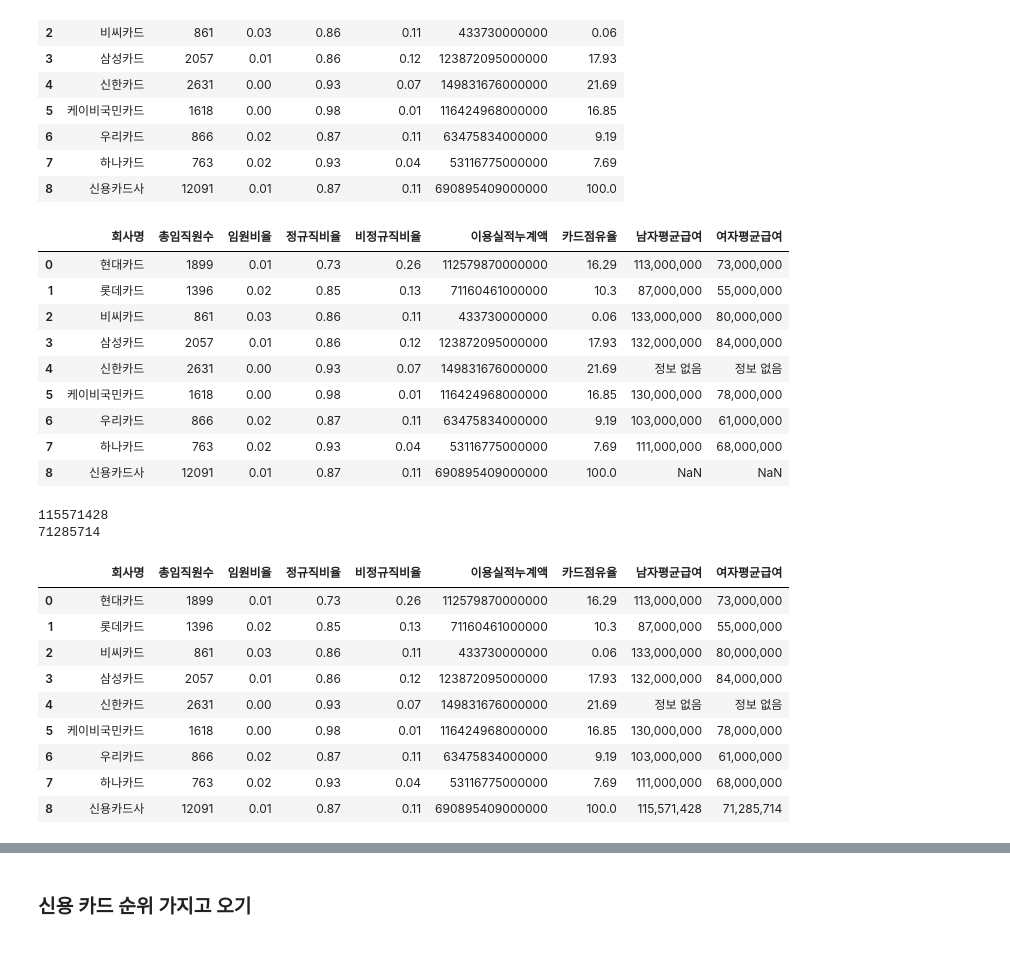
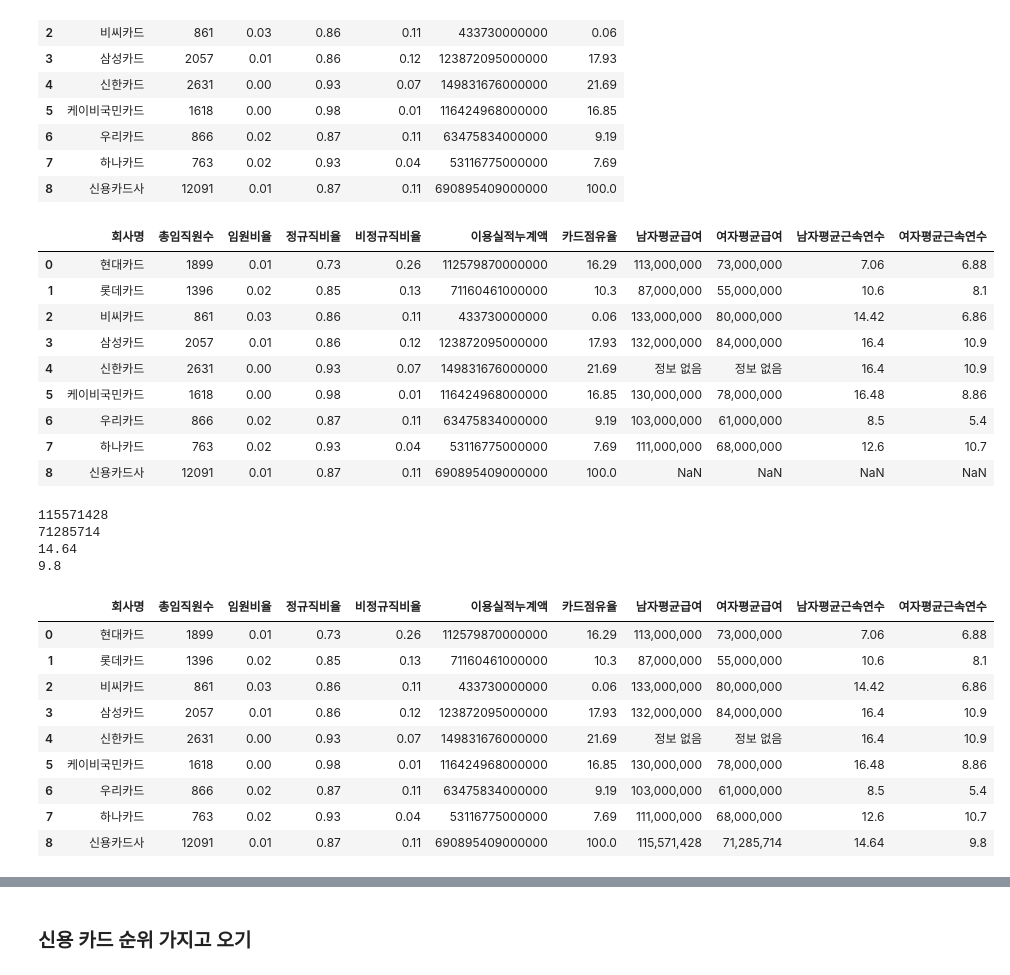
Before and after one commit to yeonji0-0/-22-01-24-, a Jupyter notebook: 개인 EDA.ipynb, the cells around one changed output, grey strips where cells are left out. Cells and saved outputs as stored; diff of their text form; code cells hidden in the pictures.

```diff
--- a/개인 EDA.ipynb
+++ b/개인 EDA.ipynb
@@ -392,6 +392,6 @@ data3[4]['status']
 # %%
 sal_df = pd.DataFrame()
 sal_df_temp = pd.DataFrame()
-sal_df_temp = sal_df_temp.append({"회사명":"","남자평균급여":"","여자평균급여":""}, ignore_index = True)
+sal_df_temp = sal_df_temp.append({"회사명":"","남자평균급여":"","여자평균급여":"","남자평균근속연수":"","여자평균근속연수":""}, ignore_index = True)
 sal_df_temp
 # %% [output]
@@ -401,6 +401,8 @@ sal_df_temp
 id_coName = sal_df_temp.columns.get_loc("회사명")
 id_malSal = sal_df_temp.columns.get_loc("남자평균급여")
 id_femalSal = sal_df_temp.columns.get_loc("여자평균급여")
+id_malSdy = sal_df_temp.columns.get_loc("남자평균근속연수")
+id_femalSdy = sal_df_temp.columns.get_loc("여자평균근속연수")
 for i in range(len(data3)):
     if data3[i]['status'] == '013':
         sal_df_temp.iat[0,id_coName] = str(list(code)[i])
@@ -410,6 +412,8 @@ for i in range(len(data3)):
         sal_df_temp.iat[0,id_coName] = data3[i]['list'][0]['corp_name']
         sal_df_temp.iat[0,id_malSal] = data3[i]['list'][0]['jan_salary_am']
         sal_df_temp.iat[0,id_femalSal] = data3[i]['list'][1]['jan_salary_am']
+        sal_df_temp.iat[0,id_malSdy] = data3[i]['list'][0]['avrg_cnwk_sdytrn']
+        sal_df_temp.iat[0,id_femalSdy] = data3[i]['list'][1]['avrg_cnwk_sdytrn']
     sal_df = sal_df.append(sal_df_temp, ignore_index = True)
     for j in range(len(sal_df_temp)):
         sal_df_temp.iat[0,j] = ""
@@ -427,0 +432,4 @@ sal_df
+# %%
+sal_df.iat[7,3] = "12.6"
+sal_df.iat[7,4] = "10.7"
+sal_df
@@ -468,21 +486,24 @@ See the caveats in the documentation: https://pandas.pydata.org/pandas-docs/stab
 data = pd.merge(dat,sal_df, how ="left", left_on="회사명", right_on = "회사명")
 data
 # %% [output]
-|  | 회사명 | 총임직원수 | 임원비율 | 정규직비율 | 비정규직비율 | 이용실적누계액 | 카드점유율 | 남자평균급여 | 여자평균급여 |
-| 0 | 현대카드 | 1899 | 0.01 | 0.73 | 0.26 | 112579870000000 | 16.29 | 113,000,000 | 73,000,000 |
-| 1 | 롯데카드 | 1396 | 0.02 | 0.85 | 0.13 | 71160461000000 | 10.3 | 87,000,000 | 55,000,000 |
-| 2 | 비씨카드 | 861 | 0.03 | 0.86 | 0.11 | 433730000000 | 0.06 | 133,000,000 | 80,000,000 |
-| 3 | 삼성카드 | 2057 | 0.01 | 0.86 | 0.12 | 123872095000000 | 17.93 | 132,000,000 | 84,000,000 |
-| 4 | 신한카드 | 2631 | 0.00 | 0.93 | 0.07 | 149831676000000 | 21.69 | 정보 없음 | 정보 없음 |
-| 5 | 케이비국민카드 | 1618 | 0.00 | 0.98 | 0.01 | 116424968000000 | 16.85 | 130,000,000 | 78,000,000 |
-| 6 | 우리카드 | 866 | 0.02 | 0.87 | 0.11 | 63475834000000 | 9.19 | 103,000,000 | 61,000,000 |
-| 7 | 하나카드 | 763 | 0.02 | 0.93 | 0.04 | 53116775000000 | 7.69 | 111,000,000 | 68,000,000 |
-| 8 | 신용카드사 | 12091 | 0.01 | 0.87 | 0.11 | 690895409000000 | 100.0 | NaN | NaN |
+|  | 회사명 | 총임직원수 | 임원비율 | 정규직비율 | 비정규직비율 | 이용실적누계액 | 카드점유율 | 남자평균급여 | 여자평균급여 | 남자평균근속연수 | 여자평균근속연수 |
+| 0 | 현대카드 | 1899 | 0.01 | 0.73 | 0.26 | 112579870000000 | 16.29 | 113,000,000 | 73,000,000 | 7.06 | 6.88 |
+| 1 | 롯데카드 | 1396 | 0.02 | 0.85 | 0.13 | 71160461000000 | 10.3 | 87,000,000 | 55,000,000 | 10.6 | 8.1 |
+| 2 | 비씨카드 | 861 | 0.03 | 0.86 | 0.11 | 433730000000 | 0.06 | 133,000,000 | 80,000,000 | 14.42 | 6.86 |
+| 3 | 삼성카드 | 2057 | 0.01 | 0.86 | 0.12 | 123872095000000 | 17.93 | 132,000,000 | 84,000,000 | 16.4 | 10.9 |
+| 4 | 신한카드 | 2631 | 0.00 | 0.93 | 0.07 | 149831676000000 | 21.69 | 정보 없음 | 정보 없음 | 16.4 | 10.9 |
+| 5 | 케이비국민카드 | 1618 | 0.00 | 0.98 | 0.01 | 116424968000000 | 16.85 | 130,000,000 | 78,000,000 | 16.48 | 8.86 |
+| 6 | 우리카드 | 866 | 0.02 | 0.87 | 0.11 | 63475834000000 | 9.19 | 103,000,000 | 61,000,000 | 8.5 | 5.4 |
+| 7 | 하나카드 | 763 | 0.02 | 0.93 | 0.04 | 53116775000000 | 7.69 | 111,000,000 | 68,000,000 | 12.6 | 10.7 |
+| 8 | 신용카드사 | 12091 | 0.01 | 0.87 | 0.11 | 690895409000000 | 100.0 | NaN | NaN | NaN | NaN |
 # %%
 sal_m = 0
 sal_f = 0
+year_m = 0
+year_f = 0
 cnt_m = 0
 cnt_f = 0
+
 for i in range(0,len(data)-1):
     if data["남자평균급여"][i] != "정보 없음":
         sal_m += int(data["남자평균급여"][i].strip().replace(',', ''))
@@ -490,26 +511,36 @@ for i in range(0,len(data)-1):
     if data["여자평균급여"][i] != "정보 없음":
         sal_f += int(data["여자평균급여"][i].strip().replace(',', ''))
         cnt_f += 1
+    year_m += float(data["남자평균근속연수"][i])
+    year_f += float(data["여자평균근속연수"][i])
 mean_mal = int(sal_m/cnt_m)
 mean_fel = int(sal_f/cnt_f)
+amtmean_mal = round(float(year_m/cnt_m),2)
+amtmean_fel = round(float(year_f/cnt_m),2)
 print(mean_mal)
 print(mean_fel)
+print(amtmean_mal)
+print(amtmean_fel)
 # %% [output]
 115571428
 71285714
+14.64
+9.8
 # %%
 data.iat[8,7] = '{0:,}'.format(mean_mal)
 data.iat[8,8] = '{0:,}'.format(mean_fel)
+data.iat[8,9] = amtmean_mal
+data.iat[8,10] = amtmean_fel
 data
 # %% [output]
-|  | 회사명 | 총임직원수 | 임원비율 | 정규직비율 | 비정규직비율 | 이용실적누계액 | 카드점유율 | 남자평균급여 | 여자평균급여 |
-| 0 | 현대카드 | 1899 | 0.01 | 0.73 | 0.26 | 112579870000000 | 16.29 | 113,000,000 | 73,000,000 |
-| 1 | 롯데카드 | 1396 | 0.02 | 0.85 | 0.13 | 71160461000000 | 10.3 | 87,000,000 | 55,000,000 |
-| 2 | 비씨카드 | 861 | 0.03 | 0.86 | 0.11 | 433730000000 | 0.06 | 133,000,000 | 80,000,000 |
-| 3 | 삼성카드 | 2057 | 0.01 | 0.86 | 0.12 | 123872095000000 | 17.93 | 132,000,000 | 84,000,000 |
-| 4 | 신한카드 | 2631 | 0.00 | 0.93 | 0.07 | 149831676000000 | 21.69 | 정보 없음 | 정보 없음 |
-| 5 | 케이비국민카드 | 1618 | 0.00 | 0.98 | 0.01 | 116424968000000 | 16.85 | 130,000,000 | 78,000,000 |
-| 6 | 우리카드 | 866 | 0.02 | 0.87 | 0.11 | 63475834000000 | 9.19 | 103,000,000 | 61,000,000 |
-| 7 | 하나카드 | 763 | 0.02 | 0.93 | 0.04 | 53116775000000 | 7.69 | 111,000,000 | 68,000,000 |
-| 8 | 신용카드사 | 12091 | 0.01 | 0.87 | 0.11 | 690895409000000 | 100.0 | 115,571,428 | 71,285,714 |
+|  | 회사명 | 총임직원수 | 임원비율 | 정규직비율 | 비정규직비율 | 이용실적누계액 | 카드점유율 | 남자평균급여 | 여자평균급여 | 남자평균근속연수 | 여자평균근속연수 |
+| 0 | 현대카드 | 1899 | 0.01 | 0.73 | 0.26 | 112579870000000 | 16.29 | 113,000,000 | 73,000,000 | 7.06 | 6.88 |
+| 1 | 롯데카드 | 1396 | 0.02 | 0.85 | 0.13 | 71160461000000 | 10.3 | 87,000,000 | 55,000,000 | 10.6 | 8.1 |
+| 2 | 비씨카드 | 861 | 0.03 | 0.86 | 0.11 | 433730000000 | 0.06 | 133,000,000 | 80,000,000 | 14.42 | 6.86 |
+| 3 | 삼성카드 | 2057 | 0.01 | 0.86 | 0.12 | 123872095000000 | 17.93 | 132,000,000 | 84,000,000 | 16.4 | 10.9 |
+| 4 | 신한카드 | 2631 | 0.00 | 0.93 | 0.07 | 149831676000000 | 21.69 | 정보 없음 | 정보 없음 | 16.4 | 10.9 |
+| 5 | 케이비국민카드 | 1618 | 0.00 | 0.98 | 0.01 | 116424968000000 | 16.85 | 130,000,000 | 78,000,000 | 16.48 | 8.86 |
+| 6 | 우리카드 | 866 | 0.02 | 0.87 | 0.11 | 63475834000000 | 9.19 | 103,000,000 | 61,000,000 | 8.5 | 5.4 |
+| 7 | 하나카드 | 763 | 0.02 | 0.93 | 0.04 | 53116775000000 | 7.69 | 111,000,000 | 68,000,000 | 12.6 | 10.7 |
+| 8 | 신용카드사 | 12091 | 0.01 | 0.87 | 0.11 | 690895409000000 | 100.0 | 115,571,428 | 71,285,714 | 14.64 | 9.8 |
 # %%
```
Also changed, not shown: parts of 19 cells of this notebook, 7 other files.
